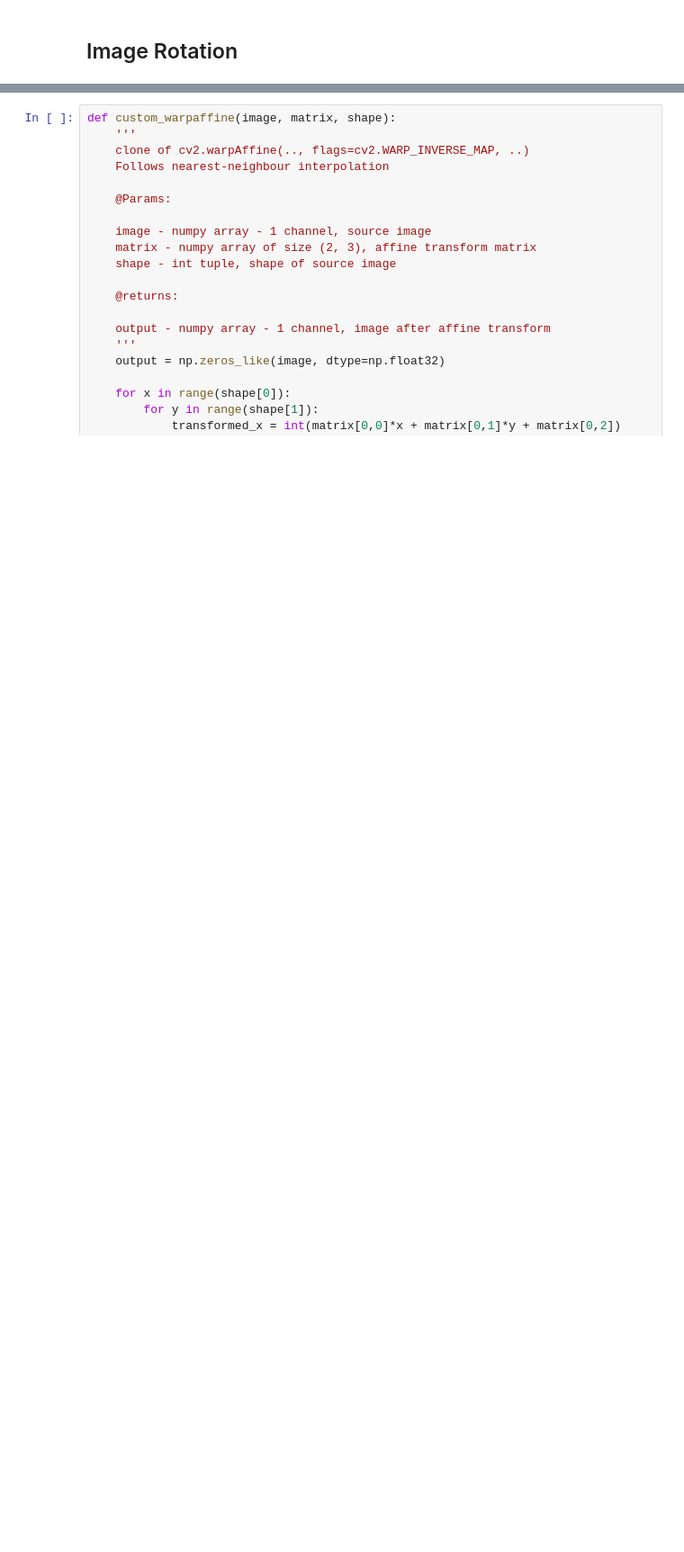
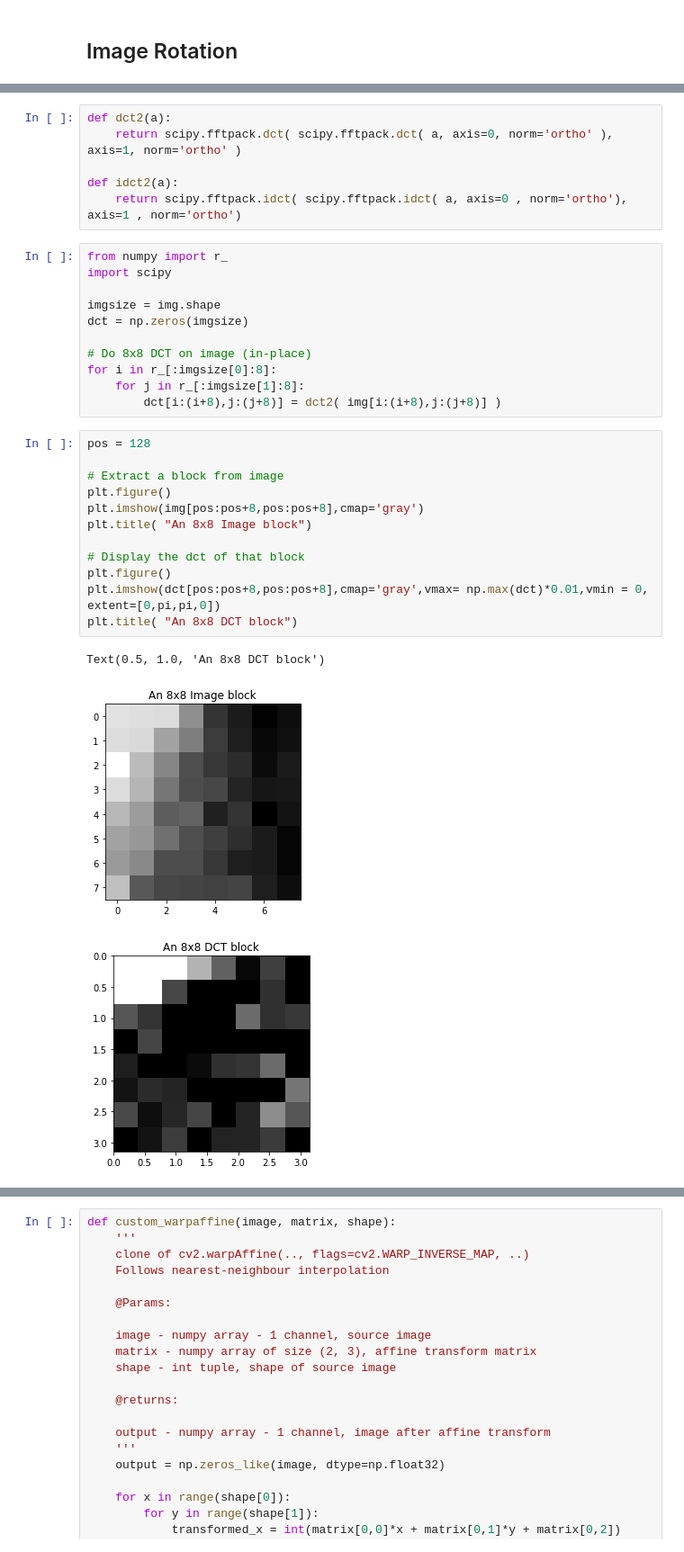
Before and after one commit to HariharasudhanAS/Computer-Vision, a Jupyter notebook: Assignment 1.ipynb, the cells around one changed output, grey strips where cells are left out. Shown at 90% size. Cells and saved outputs as stored; diff of their text form; blank space fills up the shorter version.

```diff
--- a/Assignment 1.ipynb
+++ b/Assignment 1.ipynb
@@ -90,0 +89,33 @@ Wall time: 603 µs
+# %%
+def dct2(a):
+    return scipy.fftpack.dct( scipy.fftpack.dct( a, axis=0, norm='ortho' ), axis=1, norm='ortho' )
+
+def idct2(a):
+    return scipy.fftpack.idct( scipy.fftpack.idct( a, axis=0 , norm='ortho'), axis=1 , norm='ortho')
+# %%
+from numpy import r_
+import scipy
+
+imgsize = img.shape
+dct = np.zeros(imgsize)
+
+# Do 8x8 DCT on image (in-place)
+for i in r_[:imgsize[0]:8]:
+    for j in r_[:imgsize[1]:8]:
+        dct[i:(i+8),j:(j+8)] = dct2( img[i:(i+8),j:(j+8)] )
+# %%
+pos = 128
+
+# Extract a block from image
+plt.figure()
+plt.imshow(img[pos:pos+8,pos:pos+8],cmap='gray')
+plt.title( "An 8x8 Image block")
+
+# Display the dct of that block
+plt.figure()
+plt.imshow(dct[pos:pos+8,pos:pos+8],cmap='gray',vmax= np.max(dct)*0.01,vmin = 0, extent=[0,pi,pi,0])
+plt.title( "An 8x8 DCT block")
+# %% [output]
+Text(0.5, 1.0, 'An 8x8 DCT block')
+[figure, added]
+[figure, added]
```
Also changed, not shown: parts of 18 cells of this notebook.
